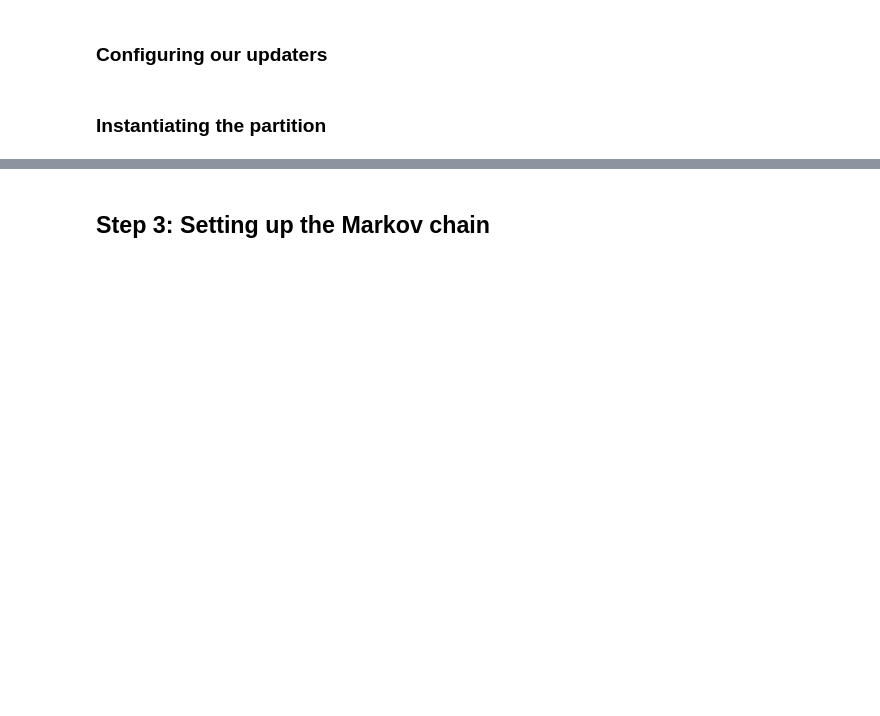
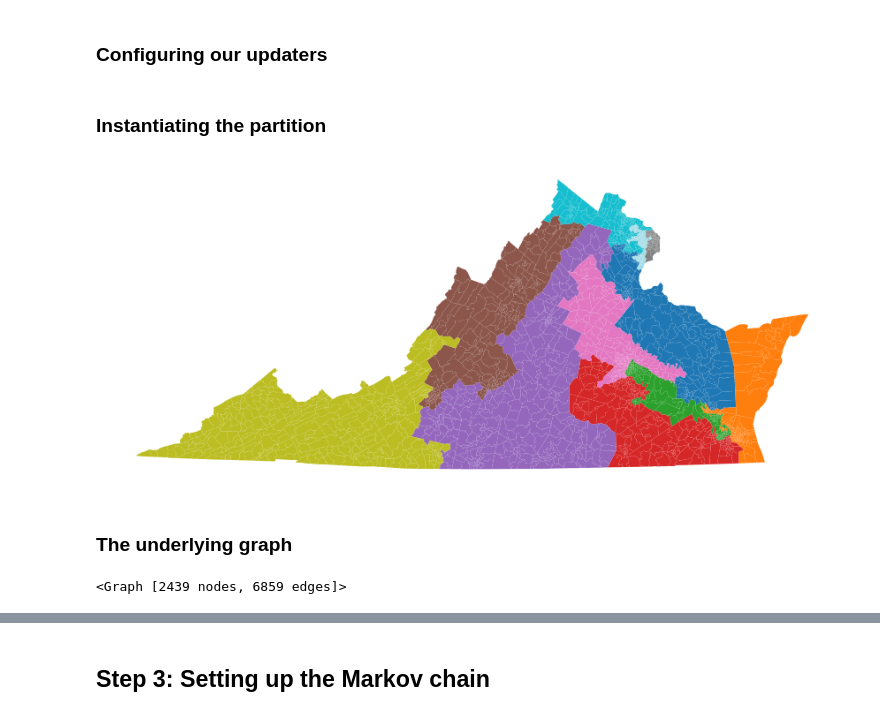
Before and after one commit to RahulReady/Redistricting-Project, a Jupyter notebook: VA Redistricting Plan.ipynb, the cells around one changed output, grey strips where cells are left out. Drawn from its saved outputs; the diff is of its cells as text; code cells hidden in the pictures; blank space fills up the shorter version.

Commit message:
updated yml file and plan notebook

```diff
--- a/VA Redistricting Plan.ipynb
+++ b/VA Redistricting Plan.ipynb
@@ -150,3 +163,16 @@ my_updaters.update(election_updaters)
 initial_partition = GeographicPartition(graph,
                               assignment="CD_12",
                               updaters=my_updaters)
+# %%
+# Plotting districting plan
+initial_partition.plot(figsize=(15,15), cmap="tab20")
+plt.axis('off')
+plt.show()
+# %% [output]
+[figure, added]
+# %% [markdown]
+### The underlying graph
+# %%
+initial_partition.graph
+# %% [output]
+<Graph [2439 nodes, 6859 edges]>
```
Also changed, not shown: parts of 19 cells of this notebook, 1 other file.
